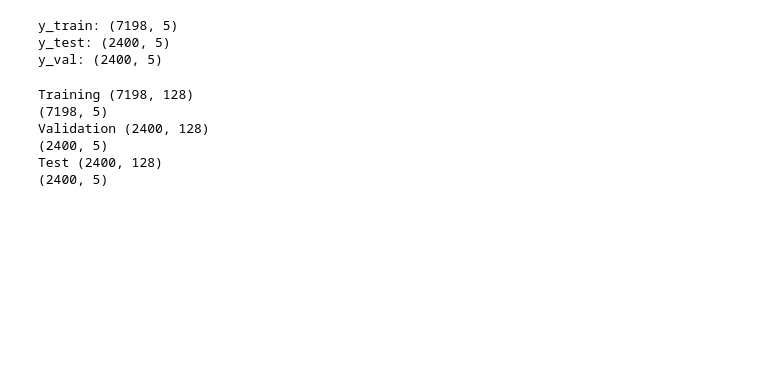
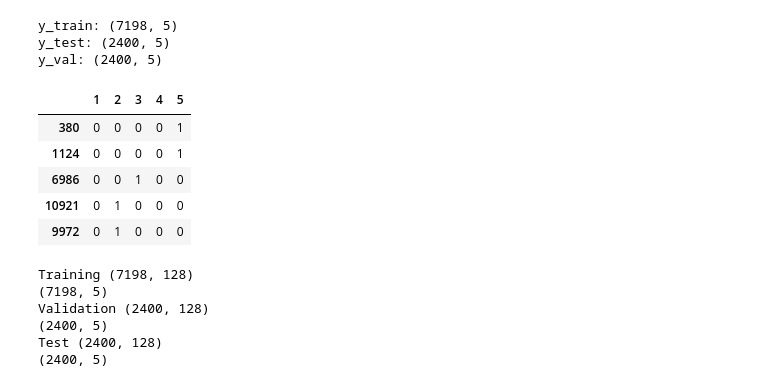
Before and after one commit to purush34/Amrita_Honeywell_Hackathon, a Jupyter notebook: DNN_implementation.ipynb, the cells around one changed output. Saved outputs shown, nothing was run; the diff lists cells and outputs as text; code cells hidden in the pictures; blank space fills up the shorter version.

```diff
--- a/DNN_implementation.ipynb
+++ b/DNN_implementation.ipynb
@@ -187,6 +187,15 @@ print("y_val:",y_val_arr.shape)
 y_train: (7198, 5)
 y_test: (2400, 5)
 y_val: (2400, 5)
+# %%
+y_train_hot.head()
+# %% [output]
+|  | 1 | 2 | 3 | 4 | 5 |
+| 380 | 0 | 0 | 0 | 0 | 1 |
+| 1124 | 0 | 0 | 0 | 0 | 1 |
+| 6986 | 0 | 0 | 1 | 0 | 0 |
+| 10921 | 0 | 1 | 0 | 0 | 0 |
+| 9972 | 0 | 1 | 0 | 0 | 0 |
 # %%
 transform = StandardScaler()
 x_train_tr = transform.fit_transform(x_train)
```
Also changed, not shown: parts of 10 cells of this notebook, 6 other files.
